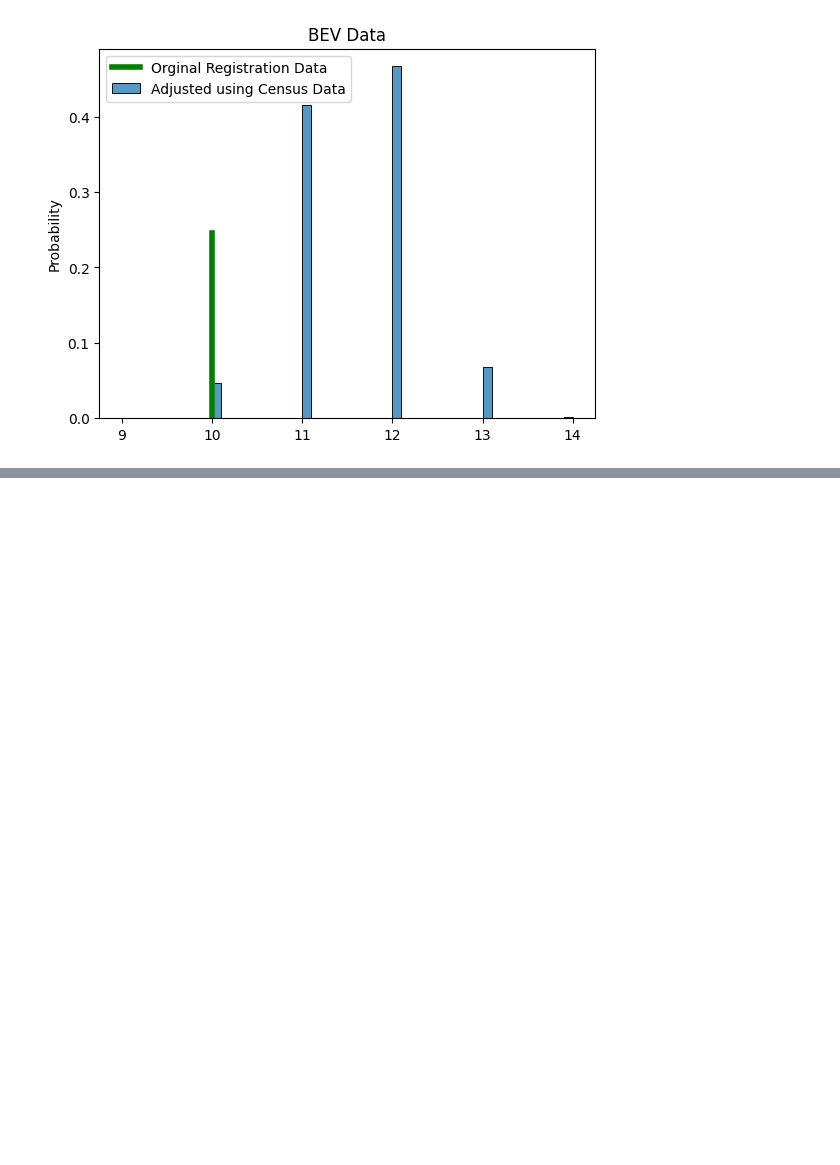
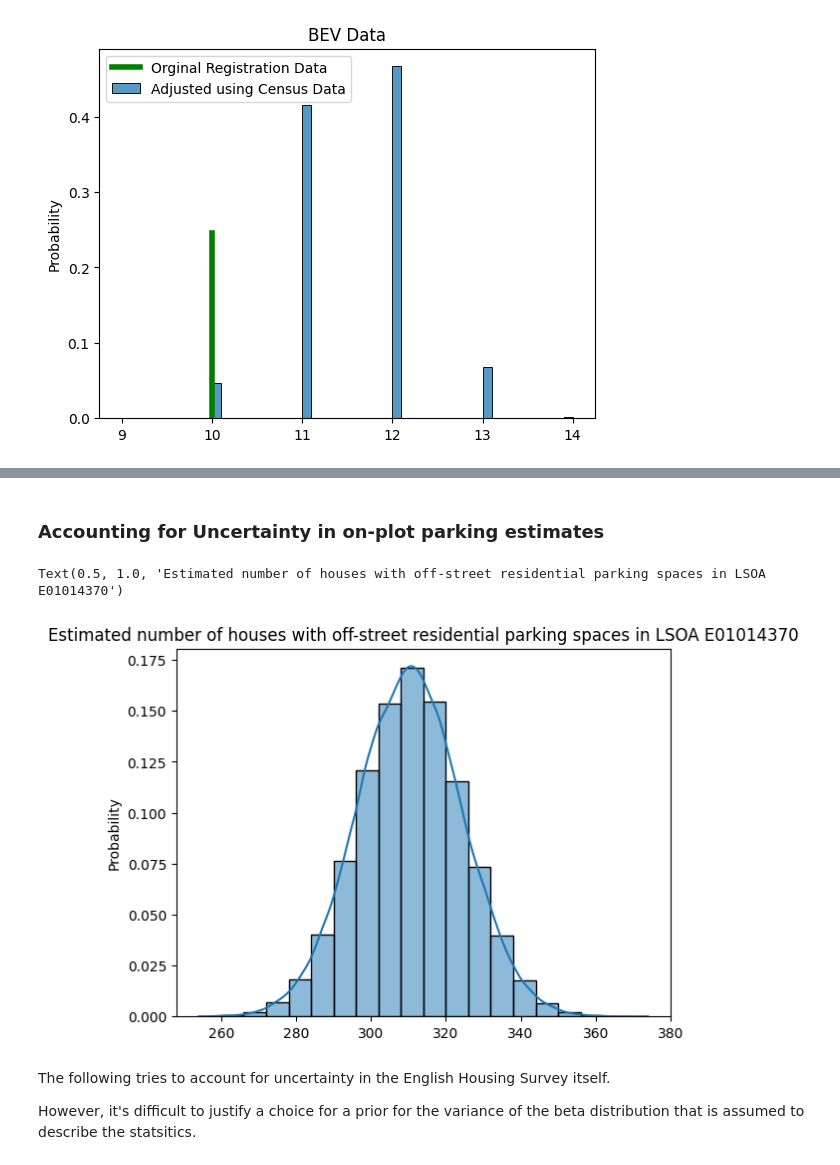
Before and after one commit to isaacflower/Probabilistic-EV-Demand-Modelling, a Jupyter notebook: dev/EV_adoption/ev_adoption_model.ipynb, the cells around one changed output, grey strips where cells are left out. Saved outputs shown, nothing was run; the diff lists cells and outputs as text; code cells hidden in the pictures; blank space fills up the shorter version.

Commit message:
On-plot parking estimation

```diff
--- a/dev/EV_adoption/ev_adoption_model.ipynb
+++ b/dev/EV_adoption/ev_adoption_model.ipynb
@@ -607,0 +634,11 @@ plt.plot()
+# %%
+accommodation_type_lsoa = (
+    pd.read_csv('../../data/demographic_data/census_2021/LSOA_accommodation_type.csv')
+    .rename(columns={'Lower layer Super Output Areas Code':'LSOA21CD', 'Lower layer Super Output Areas':'LSOA21NM', 'Accommodation type (8 categories)':'Accommodation_type'})
+    .merge(lsoa_lookup.loc[:, ['LSOA11CD', 'LSOA21CD', 'LAD22NM']], on = 'LSOA21CD', how='outer')
+    .loc[lambda x: x['LAD22NM'] == LAD]
+    .drop(columns=['LAD22NM', 'LSOA21NM', 'Accommodation type (8 categories) Code'])
+    .set_index('LSOA11CD')
+)
+
+accommodation_type_lsoa.head()
@@ -607,0 +708,15 @@ plt.plot()
+# %%
+on_plot_parking_availability = {
+    'end_terraced': 0.505,
+    'mid_terraced': 0.338,
+    'semi_detached': 0.822,
+    'detached': 0.961,
+    'converted_flat': 0.289,
+    'purpose_built_flat': 0.256
+}
+
+on_plot_parking_availability['terraced'] = round(0.3765*on_plot_parking_availability['end_terraced'] + 0.6235*on_plot_parking_availability['mid_terraced'], 3)
+del on_plot_parking_availability['end_terraced']
+del on_plot_parking_availability['mid_terraced']
+
+on_plot_parking_availability
@@ -607,0 +729,3 @@ plt.plot()
+# %%
+on_plot_parking_availability_series = pd.Series(on_plot_parking_availability)
+on_plot_parking_availability_series
@@ -607,0 +755,24 @@ plt.plot()
+# %% [markdown]
+### Accounting for Uncertainty in on-plot parking estimates
+# %%
+n_on_plot_parking = np.sum(
+
+    # Assume a binomial distribution describes the spread of the likely numbers of houses of a given accommodation type with on-plot parking.
+
+    binom.rvs(
+        n=[accommodation_type_lsoa.loc[target_lsoa].loc[x].astype(int) for x in on_plot_parking_availability_series.index.values],
+        p=on_plot_parking_availability_series.values.tolist(),
+        size=(100000, 5)
+    ),
+    axis=1
+)
+
+sns.histplot(n_on_plot_parking, bins=20, kde=True, stat='probability')
+plt.title('Estimated number of houses with off-street residential parking spaces in LSOA {}'.format(target_lsoa))
+# %% [output]
+Text(0.5, 1.0, 'Estimated number of houses with off-street residential parking spaces in LSOA E01014370')
+[figure, added]
+# %% [markdown]
+The following tries to account for uncertainty in the English Housing Survey itself.
+
+However, it's difficult to justify a choice for a prior for the variance of the beta distribution that is assumed to describe the statsitics.
```
Also changed, not shown: parts of 13 cells of this notebook.
